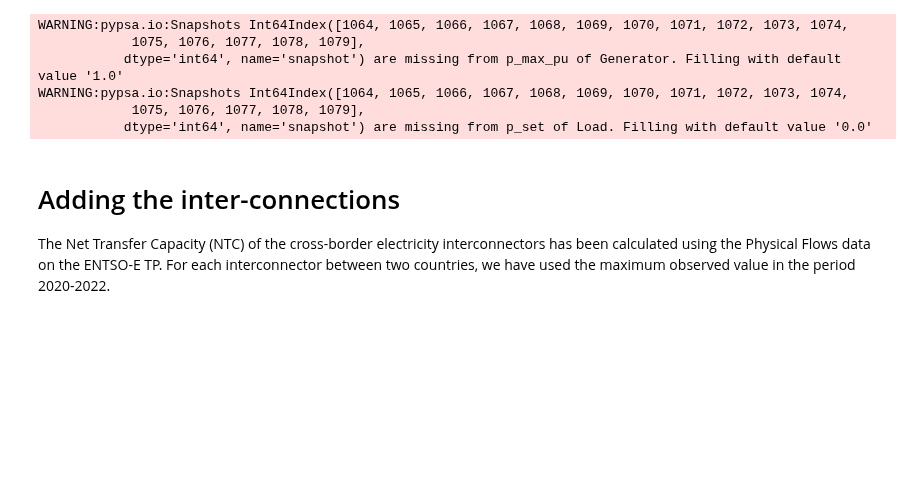
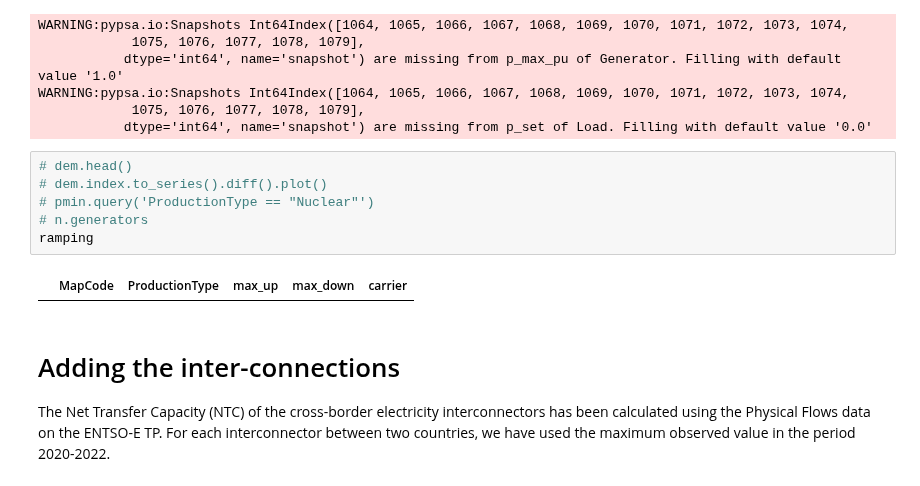
Before and after one commit to matteodefelice/pypsa-entsoe, a Jupyter notebook: main.ipynb, the cells around one changed output. Cells and saved outputs as stored; diff of their text form; blank space fills up the shorter version.

```diff
--- a/main.ipynb
+++ b/main.ipynb
@@ -384,6 +384,14 @@ WARNING:pypsa.io:Snapshots Int64Index([1064, 1065, 1066, 1067, 1068, 1069, 1070,
 WARNING:pypsa.io:Snapshots Int64Index([1064, 1065, 1066, 1067, 1068, 1069, 1070, 1071, 1072, 1073, 1074,
             1075, 1076, 1077, 1078, 1079],
            dtype='int64', name='snapshot') are missing from p_set of Load. Filling with default value '0.0'
+# %%
+# dem.head()
+# dem.index.to_series().diff().plot()
+# pmin.query('ProductionType == "Nuclear"')
+# n.generators
+ramping
+# %% [output]
+|  | MapCode | ProductionType | max_up | max_down | carrier |
 # %% [markdown]
 # Adding the inter-connections
 The Net Transfer Capacity (NTC) of the cross-border electricity interconnectors has been calculated using the Physical Flows data on the ENTSO-E TP. For each interconnector between two countries, we have used the maximum observed value in the period 2020-2022.
```
Also changed, not shown: parts of 8 cells of this notebook, 1 other file.
